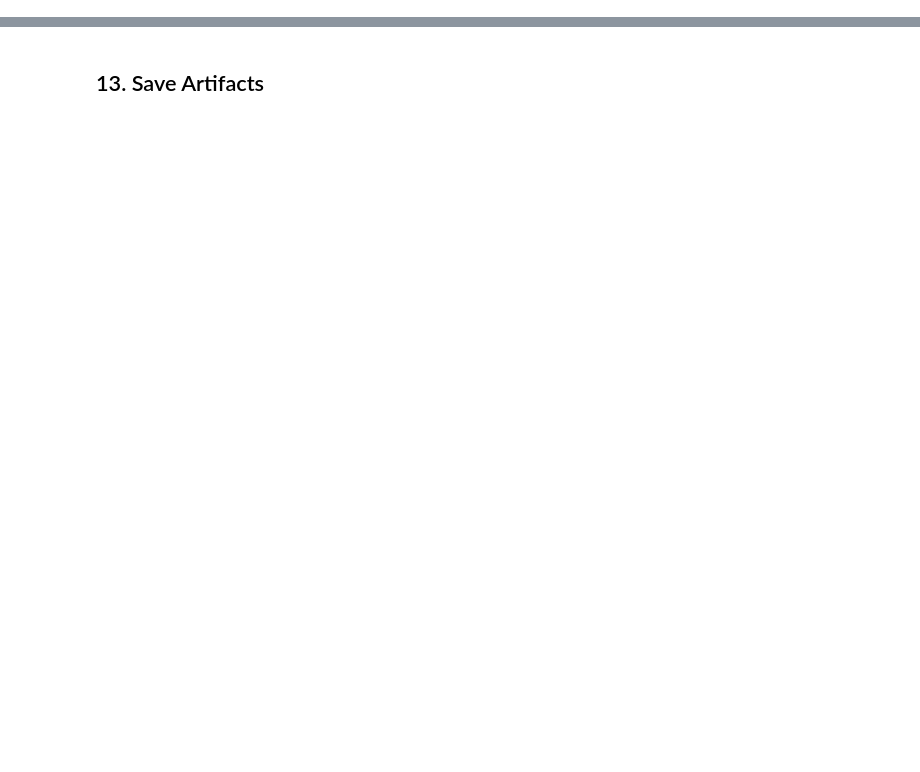
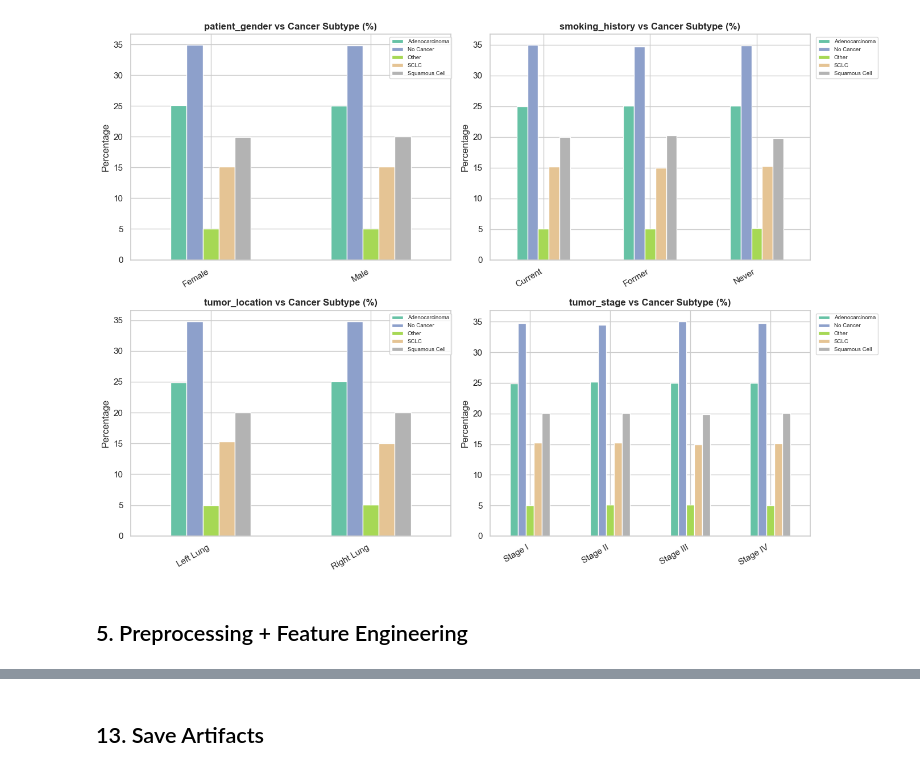
Before and after one commit to fikiribienvenu/PulmoScan_05, a Jupyter notebook: backend/lung.ipynb, the cells around one changed output, grey strips where cells are left out. Saved outputs shown, nothing was run; the diff lists cells and outputs as text; code cells hidden in the pictures; blank space fills up the shorter version.

```diff
--- a/backend/lung.ipynb
+++ b/backend/lung.ipynb
@@ -323,0 +237,20 @@ else:
+# %%
+cat_cols = ['patient_gender', 'smoking_history', 'tumor_location', 'tumor_stage']
+cat_cols = [c for c in cat_cols if c in df_raw.columns]
+
+fig, axes = plt.subplots(2, 2, figsize=(14, 10))
+for ax, col in zip(axes.flatten(), cat_cols):
+    ct = pd.crosstab(df_raw[col], df_raw[TARGET_COL], normalize='index') * 100
+    ct.plot(kind='bar', ax=ax, colormap='Set2', edgecolor='white')
+    ax.set_title(f'{col} vs Cancer Subtype (%)', fontweight='bold')
+    ax.set_ylabel('Percentage')
+    ax.set_xlabel('')
+    ax.legend(fontsize=7, bbox_to_anchor=(1.01, 1))
+    plt.setp(ax.xaxis.get_majorticklabels(), rotation=30, ha='right')
+plt.tight_layout()
+plt.savefig(DOCS_DIR / 'categorical_features.png', dpi=120, bbox_inches='tight')
+plt.show()
+# %% [output]
+[figure, added]
+# %% [markdown]
+## 5. Preprocessing + Feature Engineering
```
Also changed, not shown: parts of 65 cells of this notebook, 57 other files.
